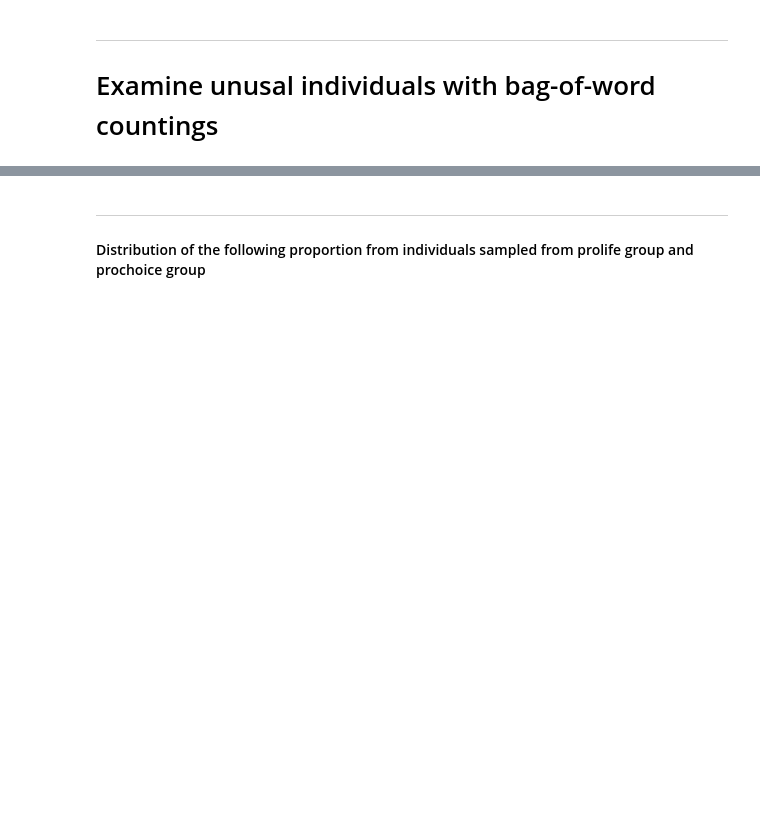
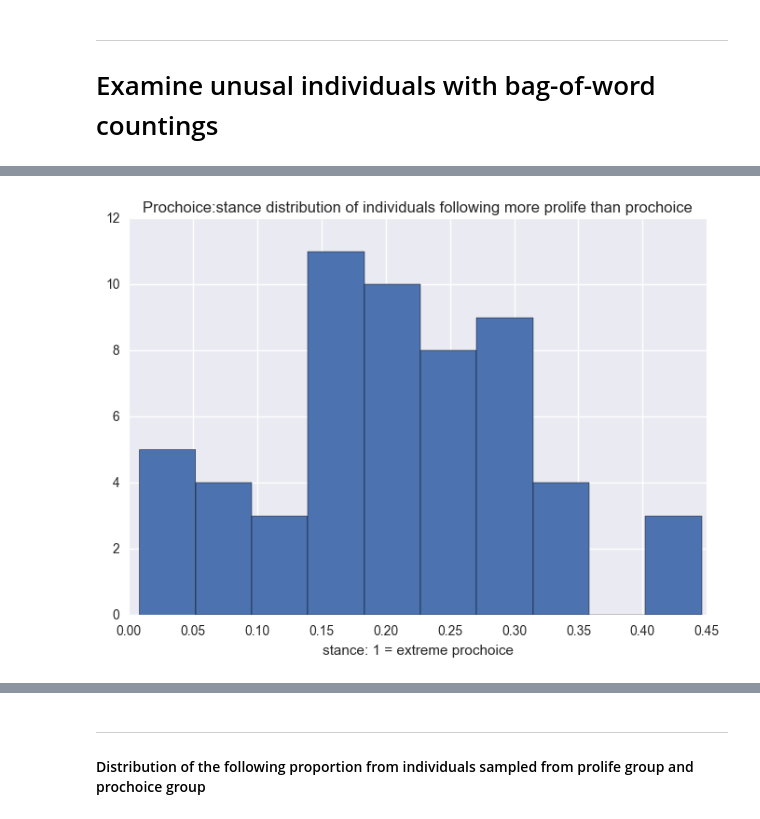
Before and after one commit to JunTan/TwitterAnalysis, a Jupyter notebook: EDA_Diversity_Strength.ipynb, the cells around one changed output, grey strips where cells are left out. Cells and saved outputs as stored; diff of their text form; code cells hidden in the pictures; blank space fills up the shorter version.

```diff
--- a/EDA_Diversity_Strength.ipynb
+++ b/EDA_Diversity_Strength.ipynb
@@ -277,0 +274,7 @@ prochoice_unusual_indiv
+# %%
+plt.hist(x=prochoice_unusual_indiv["stance"])
+plt.title("Prochoice:stance distribution of individuals following more prolife than prochoice")
+plt.xlabel("stance: 1 = extreme prochoice")
+plt.show()
+# %% [output]
+[figure, added]
```
Also changed, not shown: parts of 27 cells of this notebook, 9 other files.
